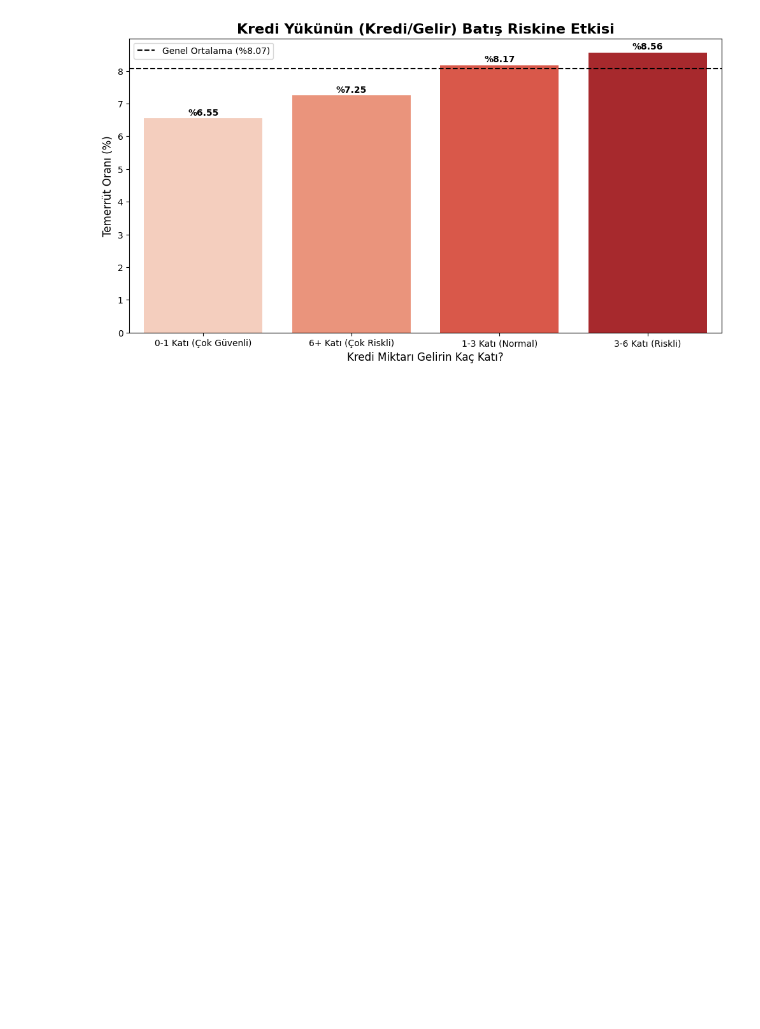
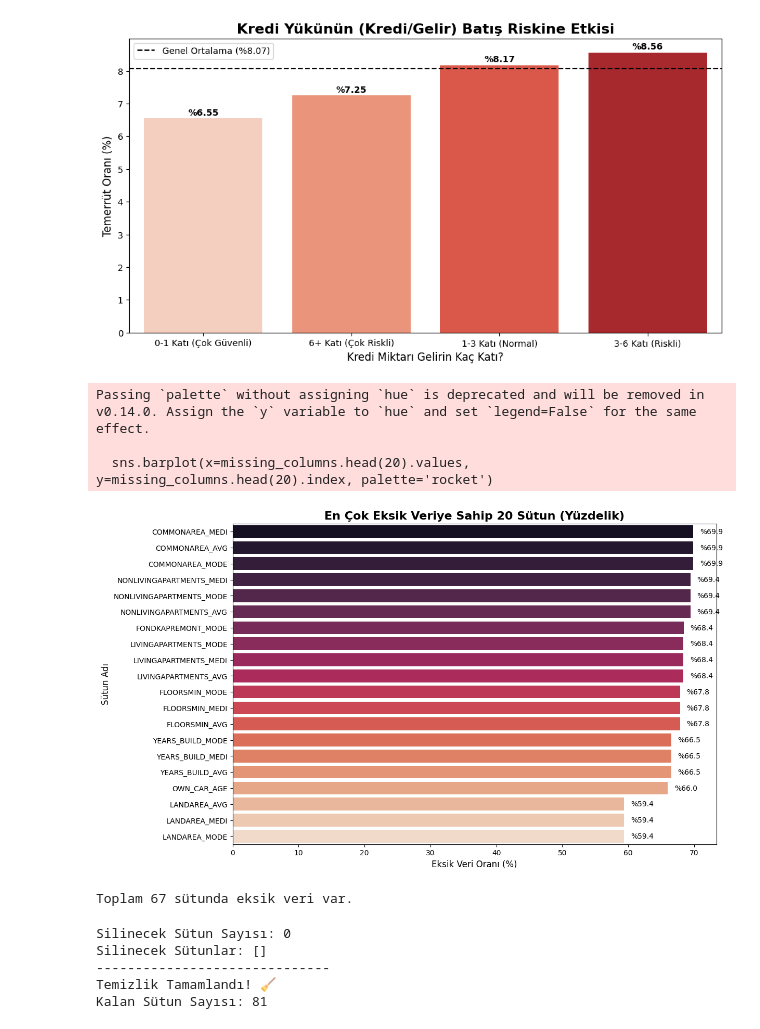
Before and after one commit to MehmetcanMutlu/Home-Credit-Default-Risk-Project, a Jupyter notebook: 1_HomeCredit_SQL_EDA.ipynb, the cells around one changed output. Cells and saved outputs as stored; diff of their text form; code cells hidden in the pictures; blank space fills up the shorter version.

Commit message:
Data Cleaning: %50 uzeri eksik sutunlar silindi

```diff
--- a/1_HomeCredit_SQL_EDA.ipynb
+++ b/1_HomeCredit_SQL_EDA.ipynb
@@ -282,3 +282,57 @@ Passing `palette` without assigning `hue` is deprecated and will be removed in v
 
   sns.barplot(x='kredi_yuku_grubu', y='temerrut_orani', data=df_financial, palette='Reds')
 [figure]
+# %%
+import seaborn as sns
+import matplotlib.pyplot as plt
+
+# 1. Eksik verilerin oranını hesaplayalım
+missing_data = df.isnull().mean() * 100
+
+# Sadece eksik verisi olan sütunları alalım (Gereksiz kalabalık yapmasın)
+missing_columns = missing_data[missing_data > 0].sort_values(ascending=False)
+
+# 2. İlk 20 eksik sütunu görselleştirelim
+plt.figure(figsize=(12, 8))
+sns.barplot(x=missing_columns.head(20).values, y=missing_columns.head(20).index, palette='rocket')
+
+plt.title('En Çok Eksik Veriye Sahip 20 Sütun (Yüzdelik)', fontsize=16, fontweight='bold')
+plt.xlabel('Eksik Veri Oranı (%)', fontsize=12)
+plt.ylabel('Sütun Adı', fontsize=12)
+
+# Değerleri çubukların ucuna yazalım
+for index, value in enumerate(missing_columns.head(20).values):
+    plt.text(value + 1, index, f"%{value:.1f}", va='center')
+
+plt.show()
+
+# 3. Toplam kaç sütunda eksik veri var?
+print(f"Toplam {len(missing_columns)} sütunda eksik veri var.")
+# %% [output]
+Passing `palette` without assigning `hue` is deprecated and will be removed in v0.14.0. Assign the `y` variable to `hue` and set `legend=False` for the same effect.
+
+  sns.barplot(x=missing_columns.head(20).values, y=missing_columns.head(20).index, palette='rocket')
+[figure, added]
+Toplam 67 sütunda eksik veri var.
+# %%
+# 1. Eksik veri oranını tekrar hesapla
+missing_ratio = df.isnull().mean() * 100
+
+# 2. %50'den fazla eksiği olan sütunları belirle (Threshold belirleme)
+columns_to_drop = missing_ratio[missing_ratio > 50].index
+
+print(f"Silinecek Sütun Sayısı: {len(columns_to_drop)}")
+print(f"Silinecek Sütunlar: {list(columns_to_drop)}")
+
+# 3. Sütunları sil (Amputasyon işlemi)
+df = df.drop(columns=columns_to_drop)
+
+print("-" * 30)
+print(f"Temizlik Tamamlandı! 🧹")
+print(f"Kalan Sütun Sayısı: {df.shape[1]}")
+# %% [output]
+Silinecek Sütun Sayısı: 0
+Silinecek Sütunlar: []
+------------------------------
+Temizlik Tamamlandı! 🧹
+Kalan Sütun Sayısı: 81
```
